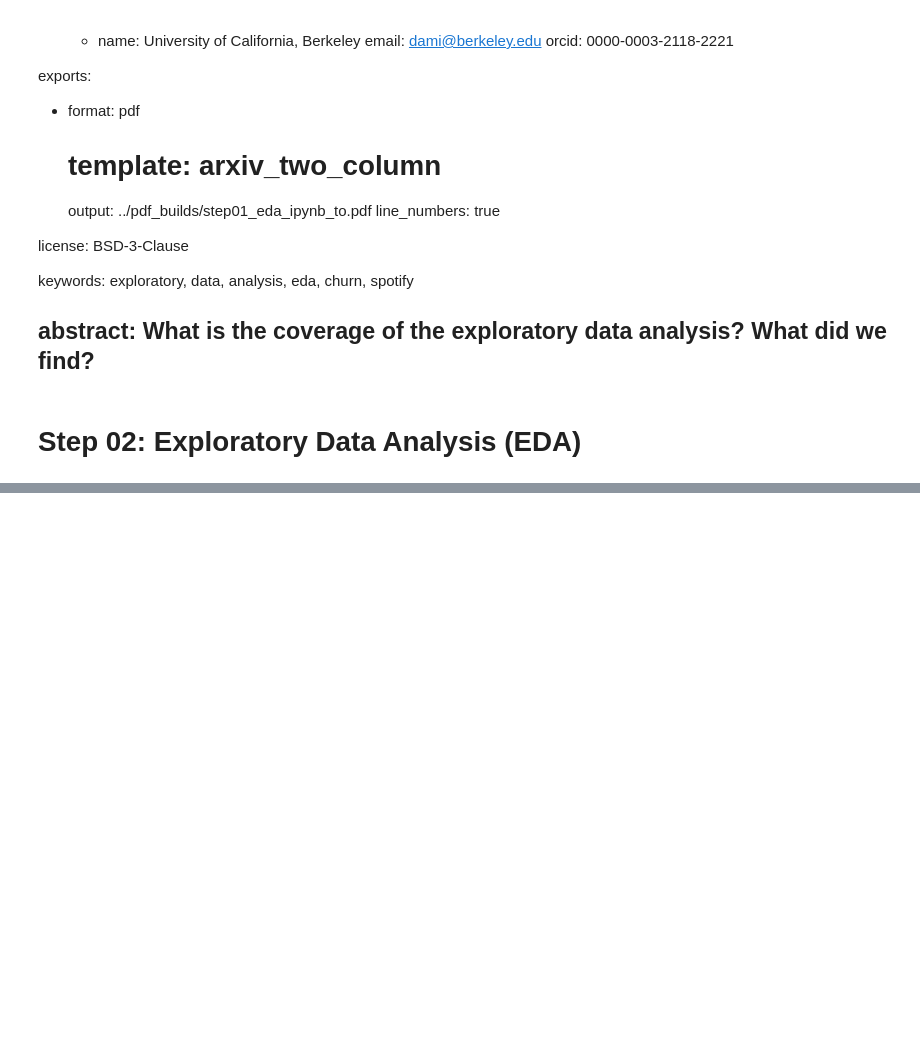
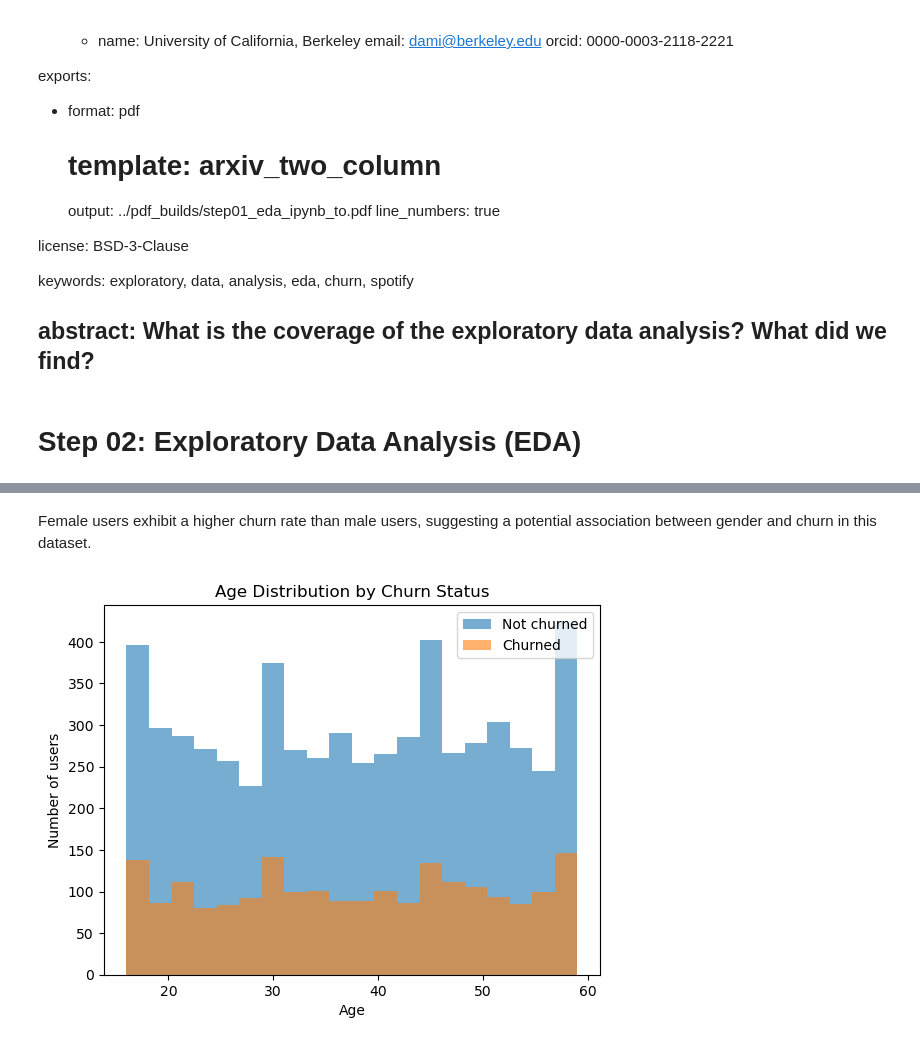
Before and after one commit to UCB-stat-159-f25/final-group08, a Jupyter notebook: notebooks/step02_eda.ipynb, the cells around one changed output, grey strips where cells are left out. Saved outputs shown, nothing was run; the diff lists cells and outputs as text; code cells hidden in the pictures; blank space fills up the shorter version.

```diff
--- a/notebooks/step02_eda.ipynb
+++ b/notebooks/step02_eda.ipynb
@@ -68,0 +120,17 @@ Q: ...
+# %% [markdown]
+Female users exhibit a higher churn rate than male users, suggesting a potential association between gender and churn in this dataset.
+# %%
+# Split data by churn
+age_stayed = df[df["is_churned"] == 0]["age"]
+age_churned = df[df["is_churned"] == 1]["age"]
+
+plt.hist(age_stayed, bins=20, alpha=0.6, label="Not churned")
+plt.hist(age_churned, bins=20, alpha=0.6, label="Churned")
+
+plt.xlabel("Age")
+plt.ylabel("Number of users")
+plt.title("Age Distribution by Churn Status")
+plt.legend()
+plt.show()
+# %% [output]
+[figure, added]
```
Also changed, not shown: parts of 30 cells of this notebook.
